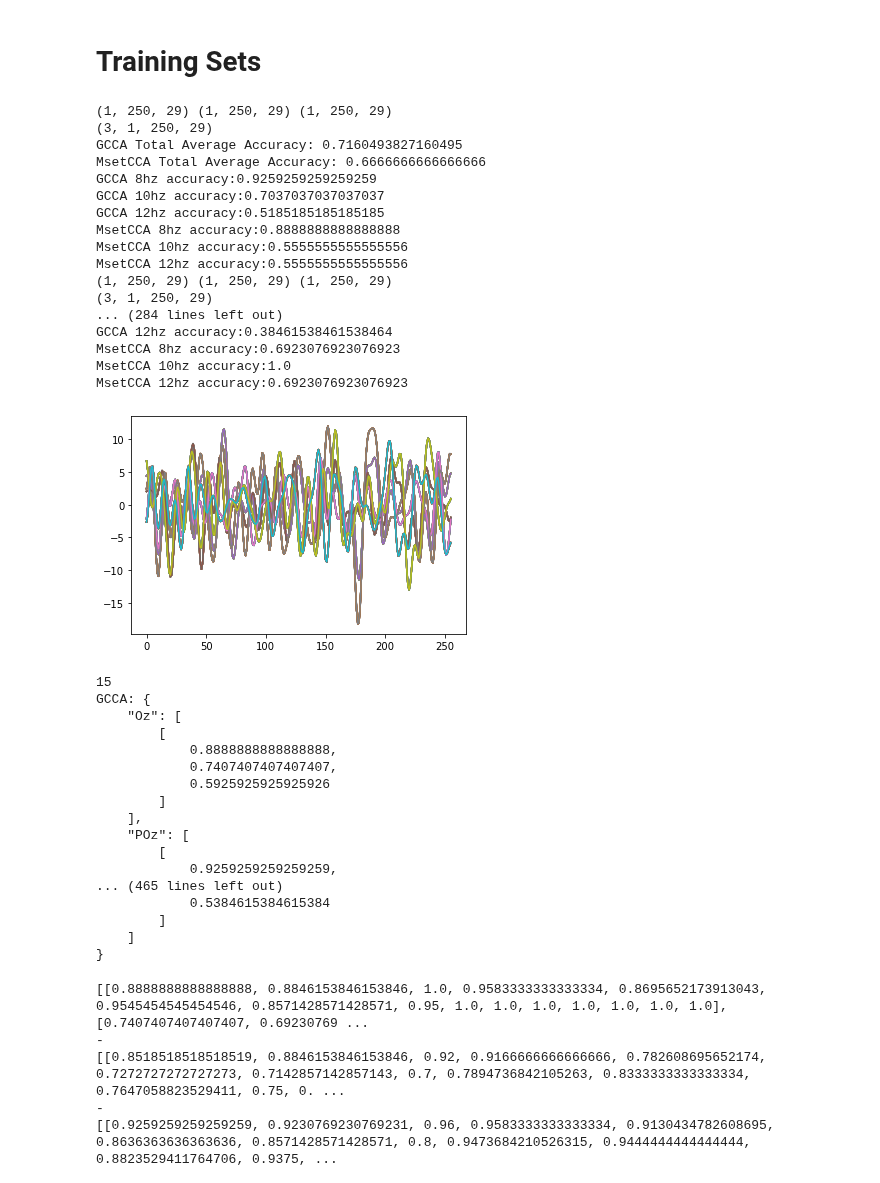
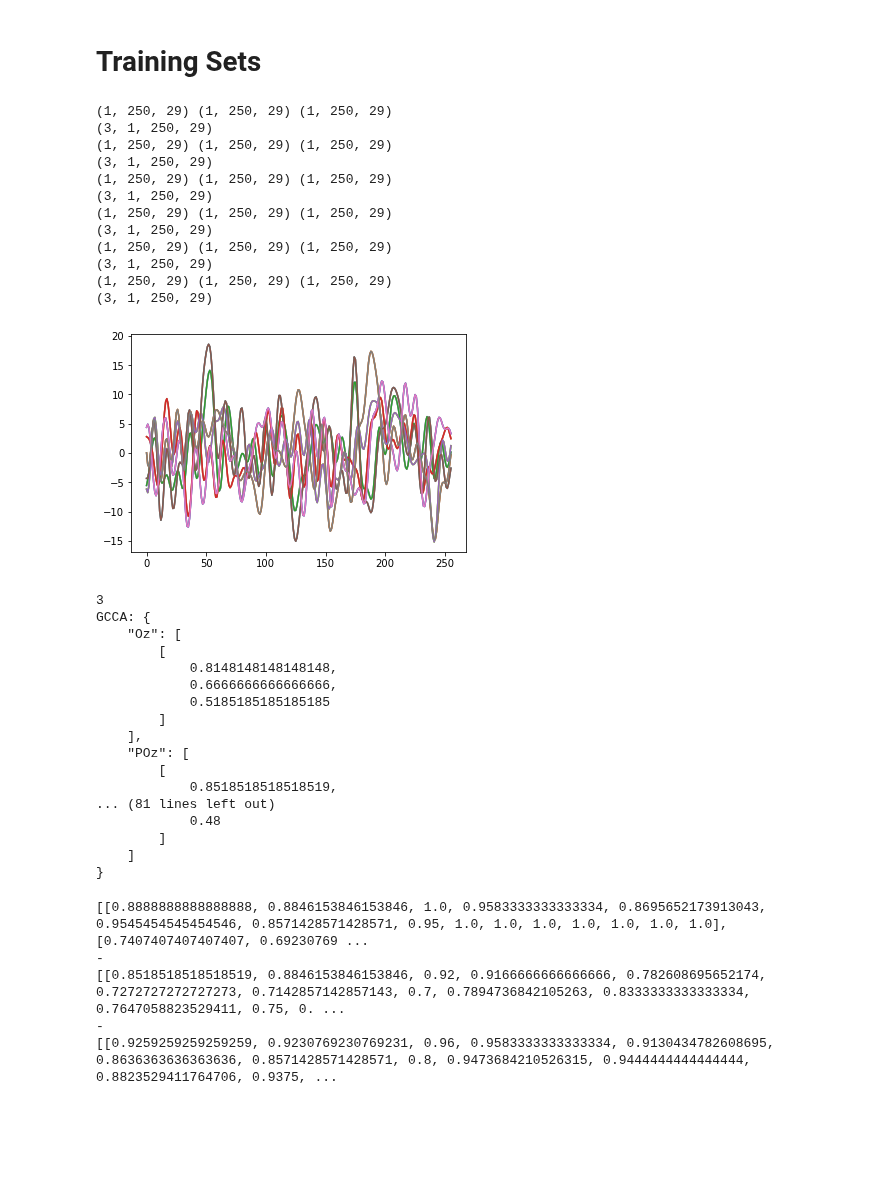
Before and after one commit to yagami009/ding, a Jupyter notebook: Nakanishi Testing.ipynb, the cells around one changed output. Saved outputs shown, nothing was run; the diff lists cells and outputs as text; code cells hidden in the pictures; blank space fills up the shorter version.

```diff
--- a/Nakanishi Testing.ipynb
+++ b/Nakanishi Testing.ipynb
@@ -410,7 +410,7 @@ fs_synth = 250
 fs = int(fs_synth/ds)
 over_n_seconds = 1
 number_of_samples = fs*over_n_seconds
-number_of_train_set = 16
+number_of_train_set = 4
 removeDC = True
 applyFilter = True
 synth_power = 0
@@ -447,47 +447,42 @@ for number_of_train in range(2,number_of_train_set+1):
             data_file_12 += load_array_data_online("/Users/rishil/Desktop/FYP/EEG-decoding/eeg_lib/log/mnakanishi/12hz/12hz_channel_0{c}_0{b}".format(c=channel,b=block))
 #             data_file_12 += load_array_data_online(r"C:\Users\RISHI\Desktop\FYP\EEG-decoding\eeg_lib\log\mnakanishi\12hz\12hz_channel_0{c}_0{b}".format(c=channel,b=block))
         values_12 = prepare_data(data_file_12, 12, fs, fs_synth, number_of_samples, number_of_train, remove_DC=removeDC, apply_filter=applyFilter, downsample=downsample,ds_avg=ds, synth_power=synth_power, noise_power=synth_noise)
 
         print(values_12.shape, values_10.shape, values_7.shape)
 
         data_packed = np.array([values_7, values_10, values_12])
 
         print(data_packed.shape)
         a = [i for i in range(number_of_train,data_packed.shape[-1])]
         b = [i for i in range(number_of_train)]
         train_test_idxs = [[]]
         train_test_idxs[0].append(np.array(a))
         train_test_idxs[0].append(np.array(b))
         gcca, mset, gccaf, msetf = test_gcca_mset(data_packed, train_test_idxs, freqs, fs, number_of_samples, number_runs=1)
         if channel == 4:
             chan_loc = 'POz'
         else:
             chan_loc = 'Oz'
         gcca_arr[chan_loc] = gcca
         mset_arr[chan_loc] = mset
         gcca_f[chan_loc].append(gccaf)
         mset_f[chan_loc].append(msetf)
     gcca_over_train.append(gcca_f)
     mset_over_train.append(mset_f)
 # %% [output]
 (1, 250, 29) (1, 250, 29) (1, 250, 29)
 (3, 1, 250, 29)
-GCCA Total Average Accuracy: 0.7160493827160495
-MsetCCA Total Average Accuracy: 0.6666666666666666
-GCCA 8hz accuracy:0.9259259259259259
-GCCA 10hz accuracy:0.7037037037037037
-GCCA 12hz accuracy:0.5185185185185185
-MsetCCA 8hz accuracy:0.8888888888888888
-MsetCCA 10hz accuracy:0.5555555555555556
-MsetCCA 12hz accuracy:0.5555555555555556
 (1, 250, 29) (1, 250, 29) (1, 250, 29)
 (3, 1, 250, 29)
-... (284 lines left out)
-GCCA 12hz accuracy:0.38461538461538464
-MsetCCA 8hz accuracy:0.6923076923076923
-MsetCCA 10hz accuracy:1.0
-MsetCCA 12hz accuracy:0.6923076923076923
+(1, 250, 29) (1, 250, 29) (1, 250, 29)
+(3, 1, 250, 29)
+(1, 250, 29) (1, 250, 29) (1, 250, 29)
+(3, 1, 250, 29)
+(1, 250, 29) (1, 250, 29) (1, 250, 29)
+(3, 1, 250, 29)
+(1, 250, 29) (1, 250, 29) (1, 250, 29)
+(3, 1, 250, 29)
-[figure, old version]
+[figure, new version]
 # %%
 import json
 
@@ -498,20 +493,20 @@ for i in range(len(gcca_over_train)):
 for i in range(len(mset_over_train)):
     print("MsetCCA:", json.dumps(mset_over_train[i], indent=4, sort_keys=True))
 # %% [output]
-15
+3
 GCCA: {
     "Oz": [
         [
-            0.8888888888888888,
-            0.7407407407407407,
-            0.5925925925925926
+            0.8148148148148148,
+            0.6666666666666666,
+            0.5185185185185185
         ]
     ],
     "POz": [
         [
-            0.9259259259259259,
-... (465 lines left out)
-            0.5384615384615384
+            0.8518518518518519,
+... (81 lines left out)
+            0.48
         ]
     ]
 }
```
Also changed, not shown: 1 other file.
